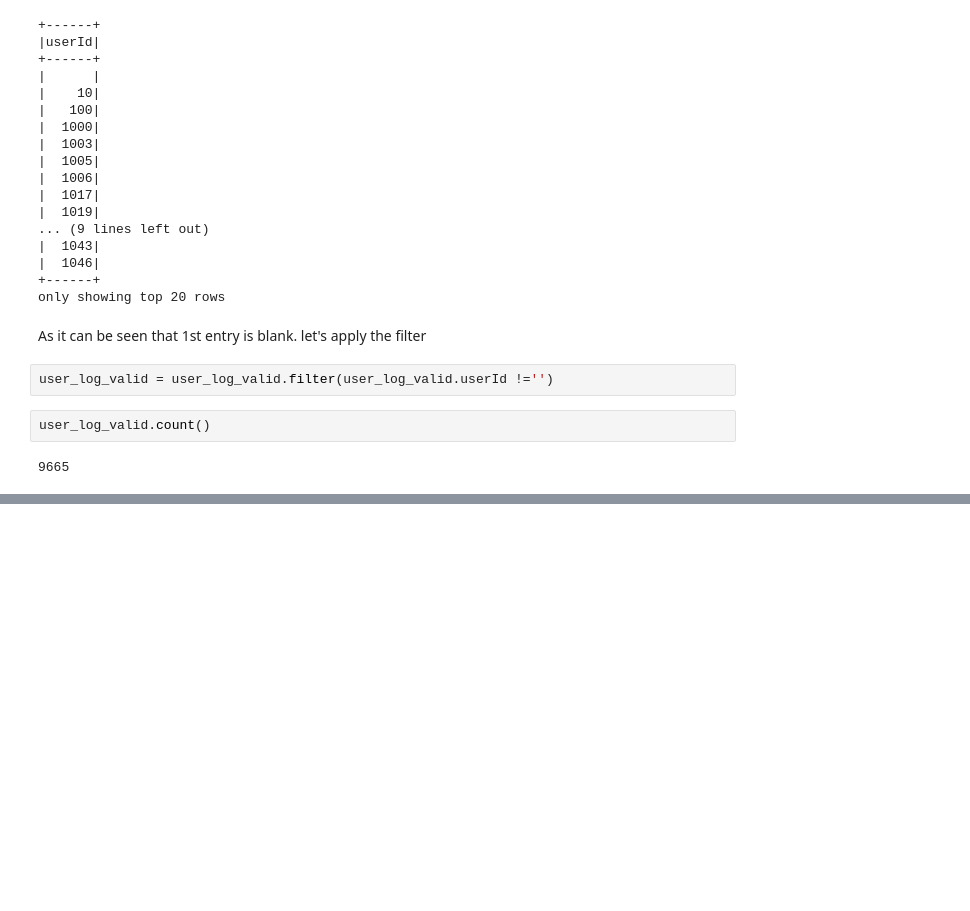
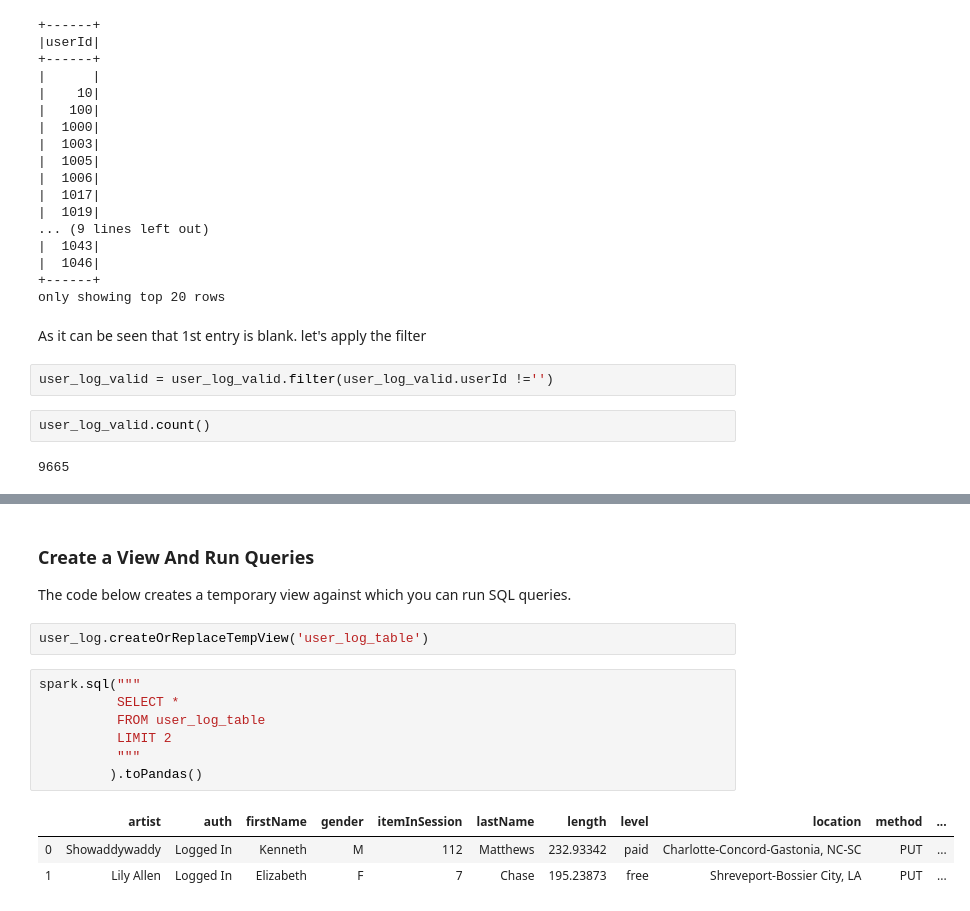
Before and after one commit to muhammadnaqeebasif/DataEngineeringNanoDegree, a Jupyter notebook: Modules/3. Data Lakes with Spark/Lesson 2 - Data Wrangling with Spark/Data Wrangling with Spark.ipynb, the cells around one changed output, grey strips where cells are left out. Saved outputs shown, nothing was run; the diff lists cells and outputs as text; blank space fills up the shorter version.

```diff
--- a/Modules/3. Data Lakes with Spark/Lesson 2 - Data Wrangling with Spark/Data Wrangling with Spark.ipynb
+++ b/Modules/3. Data Lakes with Spark/Lesson 2 - Data Wrangling with Spark/Data Wrangling with Spark.ipynb
@@ -570,0 +824,16 @@ user_log_valid.count()
+# %% [markdown]
+### Create a View And Run Queries
+The code below creates a temporary view against which you can run SQL queries.
+# %%
+user_log.createOrReplaceTempView('user_log_table')
+# %%
+spark.sql("""
+          SELECT *
+          FROM user_log_table
+          LIMIT 2
+          """
+         ).toPandas()
+# %% [output]
+|  | artist | auth | firstName | gender | itemInSession | lastName | length | level | location | method | ... |
+| 0 | Showaddywaddy | Logged In | Kenneth | M | 112 | Matthews | 232.93342 | paid | Charlotte-Concord-Gastonia, NC-SC | PUT | ... |
+| 1 | Lily Allen | Logged In | Elizabeth | F | 7 | Chase | 195.23873 | free | Shreveport-Bossier City, LA | PUT | ... |
```
Also changed, not shown: parts of 69 cells of this notebook, 1 other file.
